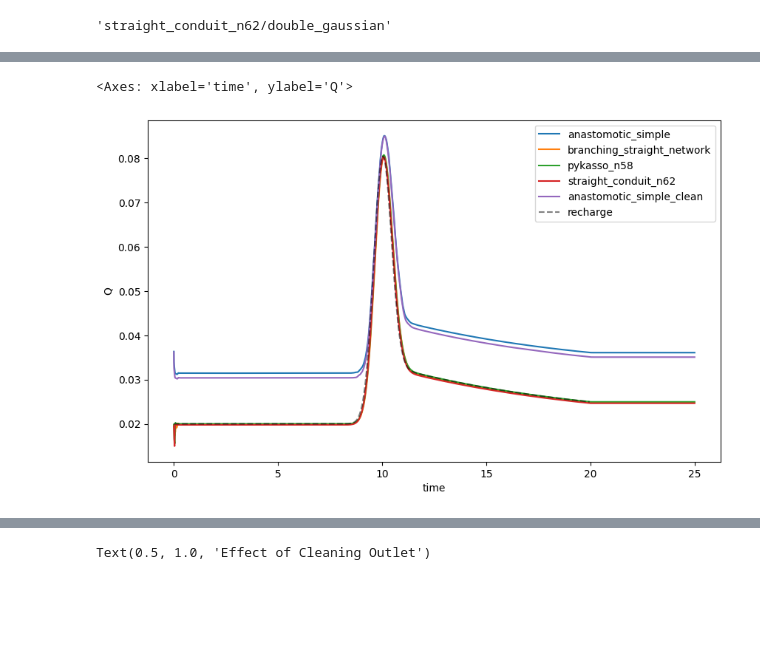
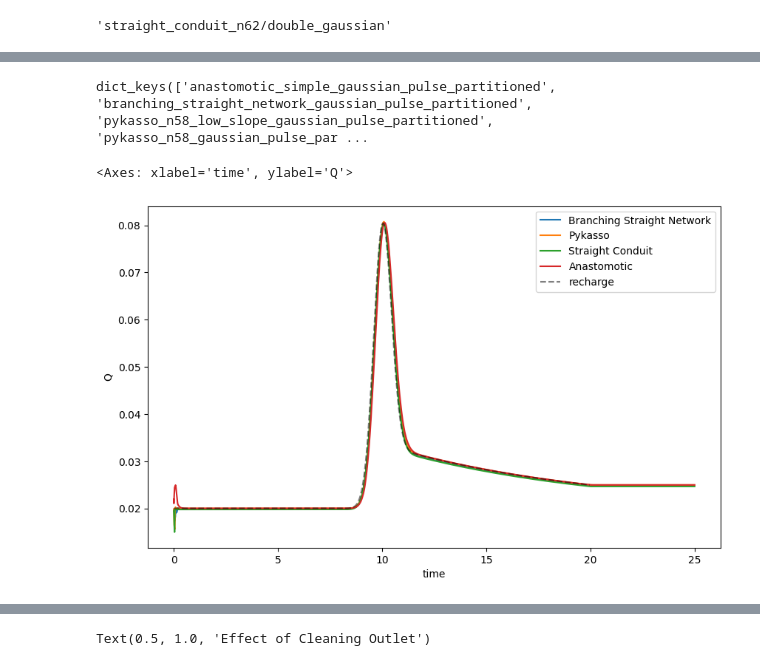
Before and after one commit to jhuang523/UMNBearSpring, a Jupyter notebook: openkarst/steady_state/hydrograph.ipynb, the cells around one changed output, grey strips where cells are left out. Drawn from its saved outputs; the diff is of its cells as text; code cells hidden in the pictures; blank space fills up the shorter version.

```diff
--- a/openkarst/steady_state/hydrograph.ipynb
+++ b/openkarst/steady_state/hydrograph.ipynb
@@ -58,8 +58,10 @@ for index, row in metadata.iterrows():
     run_id_raw = row['run_id']
     run_id = sanitize_run_id(run_id_raw)
     print(run_id)
-    output_dir = f'conduit_geometry_test/{row['output_dir']}'
-    network_name = row['network_name']
+    output_dir = f'conduit_geometry_test/{row["output_dir"]}'
+    network_name = row["network_name"]
+    if network_name == 'anastomotic_simple':
+        continue
     if network_name == 'pykasso_n58_low_slope':
         network_dir = 'conduit_geometry_test/networks/pykasso_n58/low_slope'
     else:
@@ -72,6 +74,5 @@ for index, row in metadata.iterrows():
     spring = outlet_flow(network, Q)
     write_outlet_flow(t, spring,f'conduit_geometry_test/output/hydrographs_df', run_id = run_id, method = 'dataframe')
     print(index)
-    metadata.loc[index, 'run_id'] = run_id
 # %% [output]
 2026-05-07_00_45_24_1_0
@@ -160,4 +155,0 @@ Qs
-# %%
-for network, Q_dict in Qs.items():
-    for run, Q in Q_dict.items():
-        sns.lineplot(Q, x = 'time', y = 'inflow', label = f'{network}, {run}', alpha = 0.5)
@@ -193,8 +182,11 @@ for run_id in metadata['run_id']:
     network_name = metadata.loc[metadata['run_id'] == run_id, 'network_name'].values[0]
     output_dir = metadata.loc[metadata['run_id'] == run_id, 'output_dir'].values[0]
     clean_run_id = sanitize_run_id(run_id)
+    recharge = metadata.loc[metadata['run_id'] == run_id, 'recharge_file'].values[0].split('/')[-1].split('.')[0]
+    r_dist = metadata.loc[metadata['run_id'] == run_id, 'recharge_distribution'].values[0]
     try:
-        all_Q[network_name] = pd.read_csv(f'conduit_geometry_test/output/hydrographs_df/{clean_run_id}.csv')
+
+        all_Q[f'{network_name}_{recharge}_{r_dist}'] = pd.read_csv(f'conduit_geometry_test/output/hydrographs_df/{clean_run_id}.csv')
     except FileNotFoundError:
         try:
             results = np.load(f'conduit_geometry_test/{output_dir}/results_arrays.npz')
@@ -212,17 +224,30 @@ test = all_Q['anastomotic_simple']
 t1 = test['time']
 Q1 = test['Q']
 r_interp = np.interp(t1, r['time'], r['R_l [V/T]'] + r['R_h [V/T]'])
+# %%
+all_Q.keys()
+# %% [output]
+dict_keys(['anastomotic_simple_gaussian_pulse_partitioned', 'branching_straight_network_gaussian_pulse_partitioned', 'pykasso_n58_low_slope_gaussian_pulse_partitioned', 'pykasso_n58_gaussian_pulse_par ...
 # %%
+label_dict = {'branching_straight_network_gaussian_pulse_partitioned' : 'Branching Straight Network',
+              'pykasso_n58_low_slope_gaussian_pulse_partitioned' : 'Pykasso Low Slope',
+              'pykasso_n58_gaussian_pulse_partitioned' : 'Pykasso',
+              'straight_conduit_n62_gaussian_pulse_partitioned' : 'Straight Conduit',
+               'anastomotic_simple_clean_gaussian_pulse_partitioned' : 'Anastomotic',
+               'single_conduit_vert_tort_gaussian_pulse_partitioned' : 'Vertically Tortuous',
+               'anastomotic_low_slope_gaussian_pulse_partitioned' : 'Anastomotic Low Slope'
+}
+conditions = lambda name: ('double_gaussian'in name) or (name in ['anastomotic_simple_gaussian_pulse_partitioned', 'pykasso_n58_low_slope_gaussian_pulse_partitioned']) or ('diffuse' in name) or ('single_conduit_vert_tort' in name) or ('anastomotic_low_slope' in name)
 fig, ax = plt.subplots(figsize=(10,6))
 for name, Q_spring in all_Q.items():
-    if name == 'pykasso_n58_low_slope':
+    if conditions(name):
         continue
-    sns.lineplot(x=Q_spring['time']/86400, y=Q_spring['Q'], label=name)
+    sns.lineplot(x=Q_spring['time']/86400, y=Q_spring['Q'], label=label_dict.get(name, name))
 
 sns.lineplot(x=r['time']/86400, y=r['R_l [V/T]'] + r['R_h [V/T]'], label='recharge', color='k', linestyle='--', alpha = 0.5)
 # %% [output]
 <Axes: xlabel='time', ylabel='Q'>
-[figure, old version]
+[figure, new version]
 # %%
 analysis_df =pd.DataFrame(columns=['network_name', 'alpha_1', 'alpha_2', 'alpha_3', 't_alpha_1', 't_alpha_2', 't_alpha_3', 'volume'])
 for name, Q_spring in all_Q.items():
```
Also changed, not shown: parts of 10 cells of this notebook, 6 other files.
